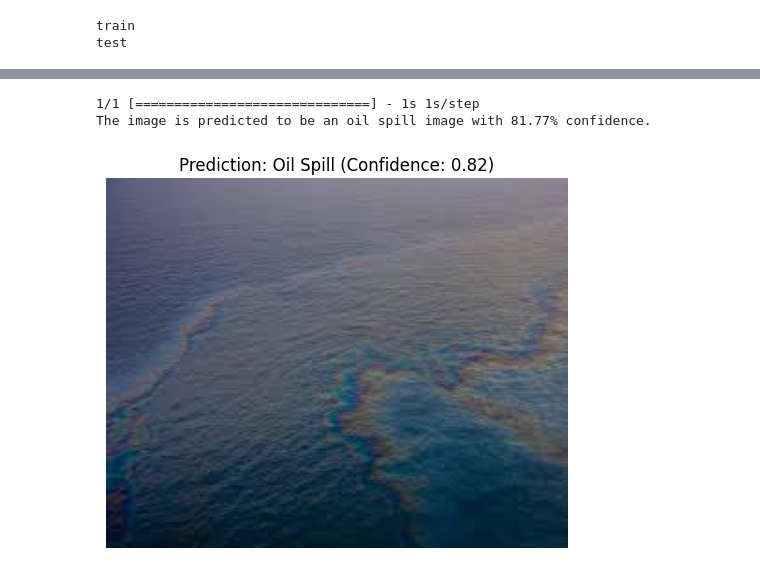
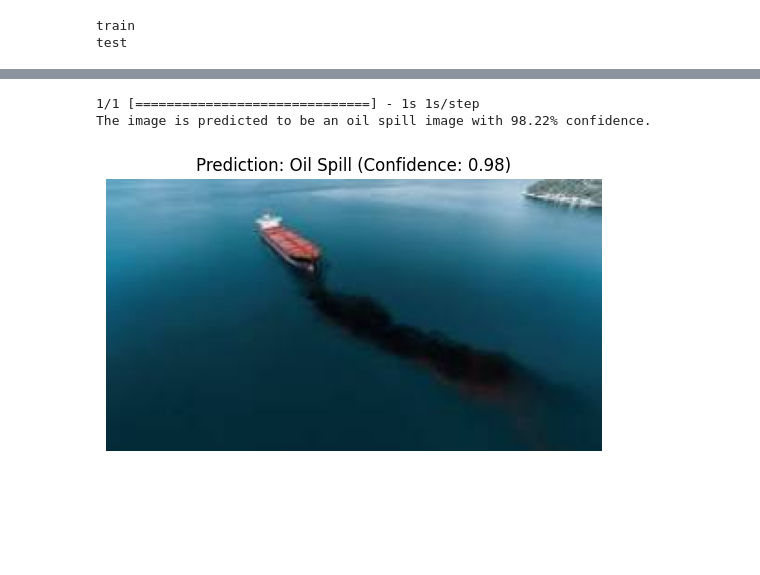
Before and after one commit to HeshanNavindu-7/oilspill-detection, a Jupyter notebook: oilspill_Xception.ipynb, the cells around one changed output, grey strips where cells are left out. Saved outputs shown, nothing was run; the diff lists cells and outputs as text; code cells hidden in the pictures; blank space fills up the shorter version.

```diff
--- a/oilspill_Xception.ipynb
+++ b/oilspill_Xception.ipynb
@@ -62,8 +62,8 @@ train_dir = '/content/oil-spill-and-no-oil-spill/oilspill_dataset_fix/train'
 test_dir = '/content/oil-spill-and-no-oil-spill/oilspill_dataset_fix/test'
 
 # Define image size and batch size
-target_size = (150, 150)
-batch_size = 32
+target_size = (224,224)
+batch_size = 8
 
 # Define classes
 classes = ['nospill', 'oilspill']
@@ -397,33 +410,33 @@ def load_and_preprocess_image(img_path, target_size=(224, 224)):
     img_array = image.img_to_array(img)
     img_array = np.expand_dims(img_array, axis=0)
     img_array /= 255.0  # Normalize to [0, 1]
     return img_array
 
 # Function to make prediction
 def predict_image(model, img_path):
     img = load_and_preprocess_image(img_path)
     prediction = model.predict(img)
     return prediction[0][0], prediction
 
 # Path to the image to be checked
-img_path = '/content/images.jfif'
+img_path = '/content/download (5).jfif'
 
 # Make a prediction
 prediction_prob, prediction = predict_image(model, img_path)
 
 # Print the result and accuracy
 if prediction_prob >= 0.5:
     print("The image is predicted to be an oil spill image with {:.2f}% confidence.".format(prediction_prob * 100))
 else:
     print("The image is predicted to be a no spill image with {:.2f}% confidence.".format((1 - prediction_prob) * 100))
 
 # Optional: Display the image
 img = image.load_img(img_path)
 plt.imshow(img)
 plt.title(f'Prediction: {"Oil Spill" if prediction_prob >= 0.5 else "No Spill"} (Confidence: {prediction_prob:.2f})')
 plt.axis('off')
 plt.show()
 # %% [output]
 1/1 [==============================] - 1s 1s/step
-The image is predicted to be an oil spill image with 81.77% confidence.
+The image is predicted to be an oil spill image with 98.22% confidence.
-[figure, old version]
+[figure, new version]
```
Also changed, not shown: parts of 14 cells of this notebook.
